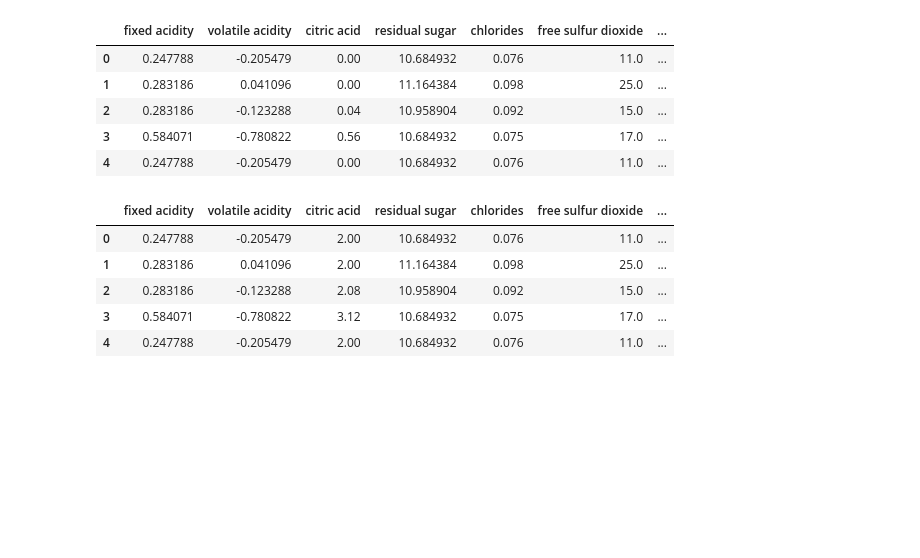
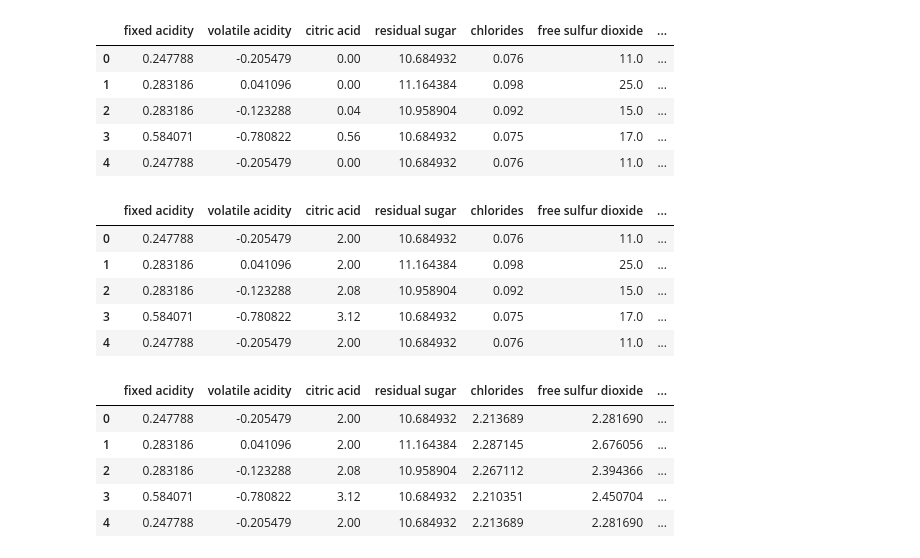
Before and after one commit to Md-Maruf-1727/Data-preprocessing-Practice, a Jupyter notebook: FeatureTransform/featureTransformationTechniques.ipynb, the cells around one changed output. Drawn from its saved outputs; the diff is of its cells as text; code cells hidden in the pictures; blank space fills up the shorter version.

```diff
--- a/FeatureTransform/featureTransformationTechniques.ipynb
+++ b/FeatureTransform/featureTransformationTechniques.ipynb
@@ -409,3 +409,14 @@ wine_dataset9.head()
 | 2 | 0.283186 | -0.123288 | 2.08 | 10.958904 | 0.092 | 15.0 | ... |
 | 3 | 0.584071 | -0.780822 | 3.12 | 10.684932 | 0.075 | 17.0 | ... |
 | 4 | 0.247788 | -0.205479 | 2.00 | 10.684932 | 0.076 | 11.0 | ... |
+# %%
+for col in wine_dataset9.iloc[:, 4:11]:
+    wine_dataset9[col] = minmaxSc.fit_transform(wine_dataset9[[col]])
+wine_dataset9.head()
+# %% [output]
+|  | fixed acidity | volatile acidity | citric acid | residual sugar | chlorides | free sulfur dioxide | ... |
+| 0 | 0.247788 | -0.205479 | 2.00 | 10.684932 | 2.213689 | 2.281690 | ... |
+| 1 | 0.283186 | 0.041096 | 2.00 | 11.164384 | 2.287145 | 2.676056 | ... |
+| 2 | 0.283186 | -0.123288 | 2.08 | 10.958904 | 2.267112 | 2.394366 | ... |
+| 3 | 0.584071 | -0.780822 | 3.12 | 10.684932 | 2.210351 | 2.450704 | ... |
+| 4 | 0.247788 | -0.205479 | 2.00 | 10.684932 | 2.213689 | 2.281690 | ... |
```
